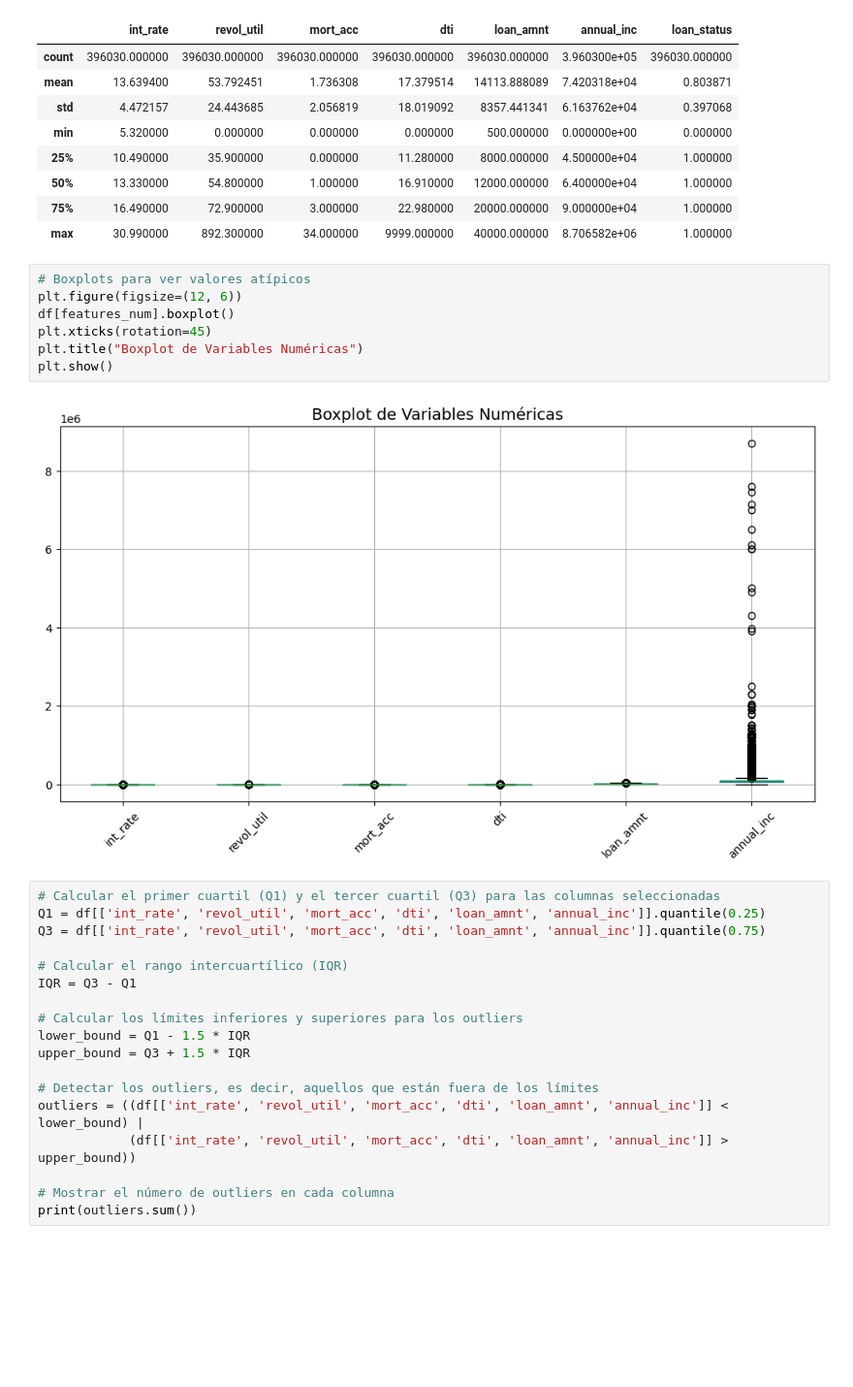
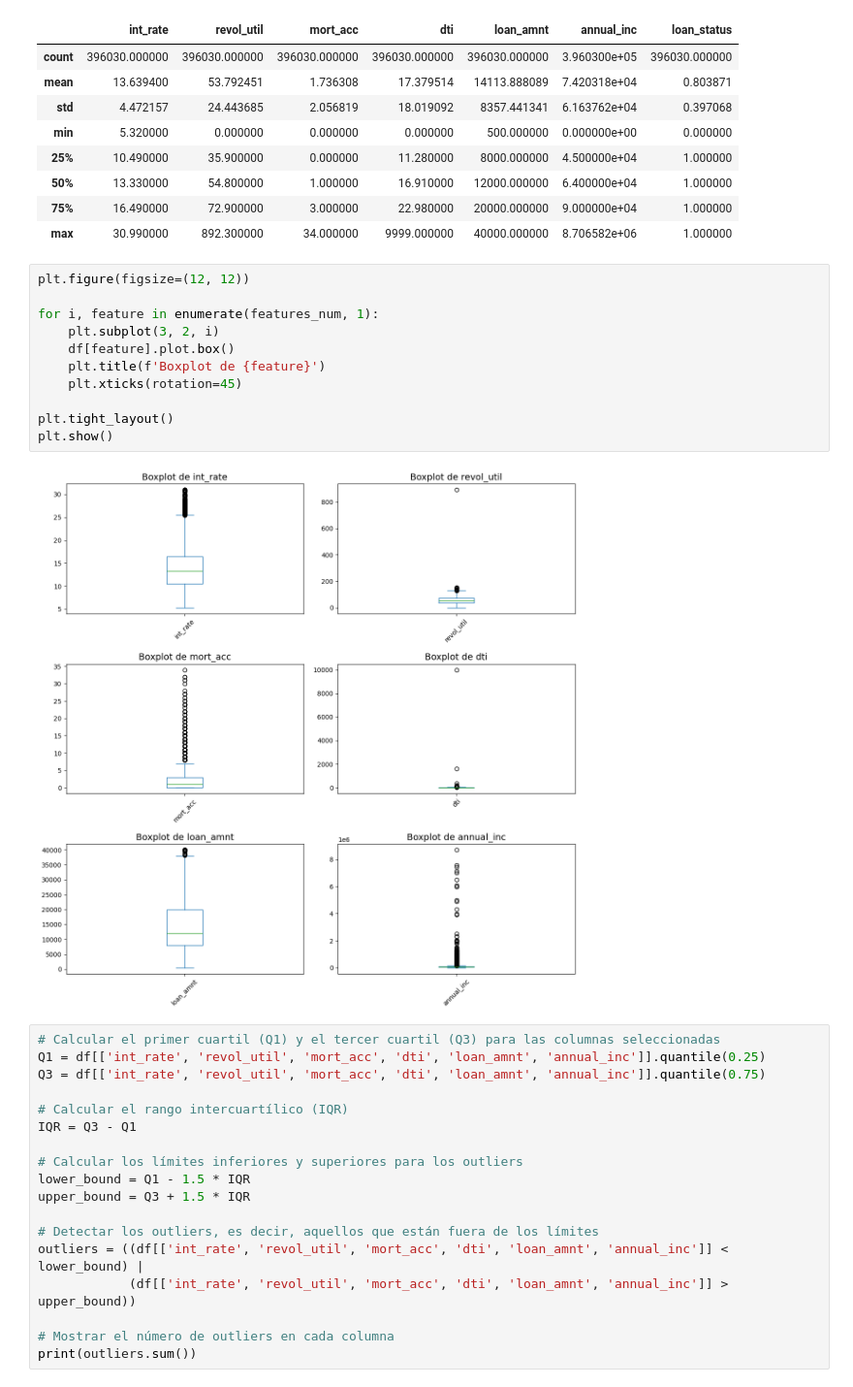
Before and after one commit to joaquinvillarmaldonado/PROJECT_ML_JOAQUINVILLAR_ONLINE_DS_THEBRIDGE, a Jupyter notebook: src/notebooks/Project_ML_v5.ipynb, the cells around one changed output. Shown at 97% size. Drawn from its saved outputs; the diff is of its cells as text; blank space fills up the shorter version.

```diff
--- a/src/notebooks/Project_ML_v5.ipynb
+++ b/src/notebooks/Project_ML_v5.ipynb
@@ -500,15 +497,19 @@ df.describe()
 | 50% | 13.330000 | 54.800000 | 1.000000 | 16.910000 | 12000.000000 | 6.400000e+04 | 1.000000 |
 | 75% | 16.490000 | 72.900000 | 3.000000 | 22.980000 | 20000.000000 | 9.000000e+04 | 1.000000 |
 | max | 30.990000 | 892.300000 | 34.000000 | 9999.000000 | 40000.000000 | 8.706582e+06 | 1.000000 |
-# %%
-# Boxplots para ver valores atípicos
-plt.figure(figsize=(12, 6))
-df[features_num].boxplot()
-plt.xticks(rotation=45)
-plt.title("Boxplot de Variables Numéricas")
-plt.show()
-# %% [output]
-[figure, removed]
+# %%
+plt.figure(figsize=(12, 12))
+
+for i, feature in enumerate(features_num, 1):
+    plt.subplot(3, 2, i)
+    df[feature].plot.box()
+    plt.title(f'Boxplot de {feature}')
+    plt.xticks(rotation=45)
+
+plt.tight_layout()
+plt.show()
+# %% [output]
+[figure, added]
 # %%
 # Calcular el primer cuartil (Q1) y el tercer cuartil (Q3) para las columnas seleccionadas
 Q1 = df[['int_rate', 'revol_util', 'mort_acc', 'dti', 'loan_amnt', 'annual_inc']].quantile(0.25)
```
Also changed, not shown: parts of 23 cells of this notebook, 9 other files.
